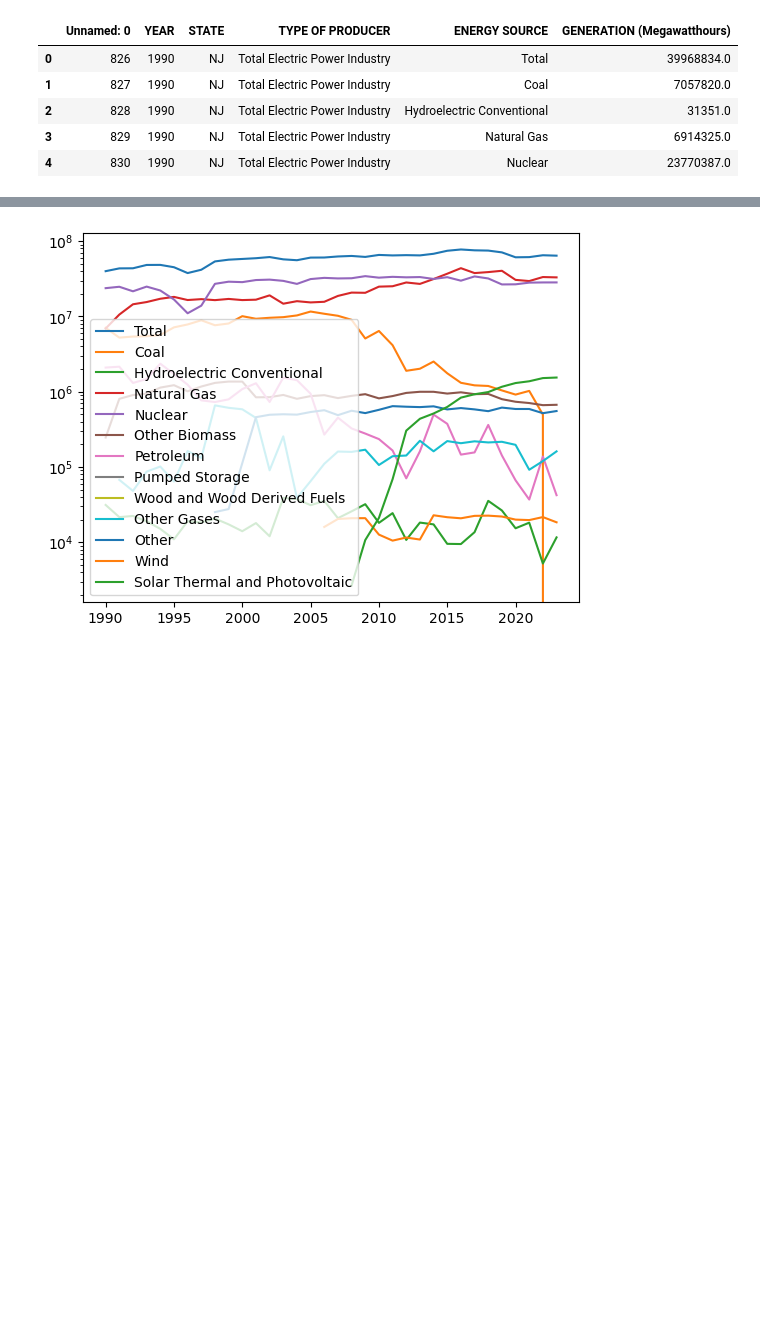
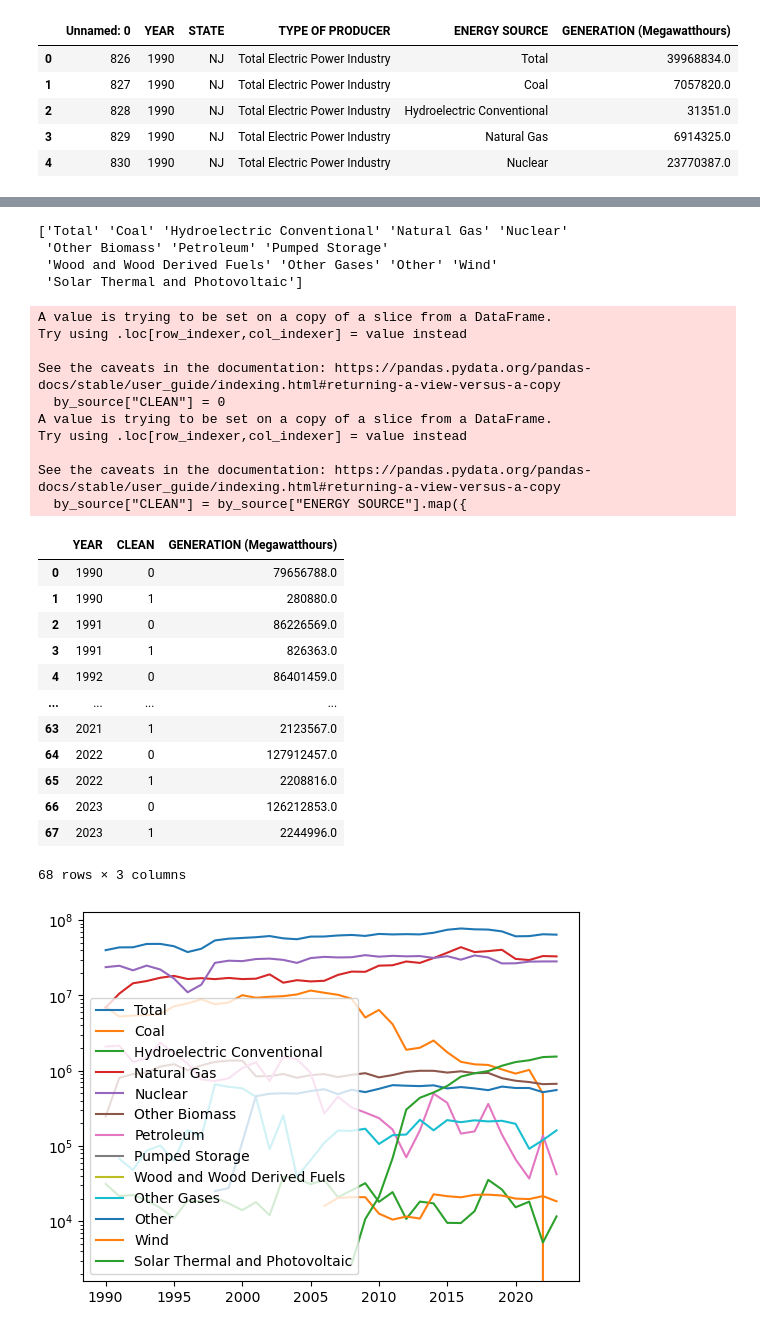
Before and after one commit to Rutgers-Economics-Labs/CleanEnergyFundingF24, a Jupyter notebook: model.ipynb, the cells around one changed output, grey strips where cells are left out. Drawn from its saved outputs; the diff is of its cells as text; code cells hidden in the pictures; blank space fills up the shorter version.

```diff
--- a/model.ipynb
+++ b/model.ipynb
@@ -40,3 +22,53 @@ by_source
+# %%
+by_source = df2[df2["TYPE OF PRODUCER"] == "Total Electric Power Industry"]
+print(by_source["ENERGY SOURCE"].unique())
+by_source["CLEAN"] = 0
+by_source["CLEAN"] = by_source["ENERGY SOURCE"].map({
+    "Total": 0,
+    "Coal": 0,
+    "Hydroelectric Conventional": 1,
+    "Natural Gas": 0,
+    "Nuclear": 0,
+    "Other Biomass": 1,
+    "Petroleum": 0,
+    "Pumped Storage": 0,
+    "Wood and Wood Derived Fuels": 1,
+    "Other Gases": 0,
+    "Other": 0,
+    "Wind": 1,
+    "Solar Thermal and Photovoltaic": 1
+})
+
+result = by_source.groupby(["YEAR", "CLEAN"])["GENERATION (Megawatthours)"].sum().reset_index()
+result
+# %% [output]
+['Total' 'Coal' 'Hydroelectric Conventional' 'Natural Gas' 'Nuclear'
+ 'Other Biomass' 'Petroleum' 'Pumped Storage'
+ 'Wood and Wood Derived Fuels' 'Other Gases' 'Other' 'Wind'
+ 'Solar Thermal and Photovoltaic']
+A value is trying to be set on a copy of a slice from a DataFrame.
+Try using .loc[row_indexer,col_indexer] = value instead
+
+See the caveats in the documentation: https://pandas.pydata.org/pandas-docs/stable/user_guide/indexing.html#returning-a-view-versus-a-copy
+  by_source["CLEAN"] = 0
+A value is trying to be set on a copy of a slice from a DataFrame.
+Try using .loc[row_indexer,col_indexer] = value instead
+
+See the caveats in the documentation: https://pandas.pydata.org/pandas-docs/stable/user_guide/indexing.html#returning-a-view-versus-a-copy
+  by_source["CLEAN"] = by_source["ENERGY SOURCE"].map({
+|  | YEAR | CLEAN | GENERATION (Megawatthours) |
+| 0 | 1990 | 0 | 79656788.0 |
+| 1 | 1990 | 1 | 280880.0 |
+| 2 | 1991 | 0 | 86226569.0 |
+| 3 | 1991 | 1 | 826363.0 |
+| 4 | 1992 | 0 | 86401459.0 |
+| ... | ... | ... | ... |
+| 63 | 2021 | 1 | 2123567.0 |
+| 64 | 2022 | 0 | 127912457.0 |
+| 65 | 2022 | 1 | 2208816.0 |
+| 66 | 2023 | 0 | 126212853.0 |
+| 67 | 2023 | 1 | 2244996.0 |
+68 rows × 3 columns
 # %%
 for source in by_source["ENERGY SOURCE"].unique():
     plt.plot(by_source[by_source["ENERGY SOURCE"] == source]["YEAR"], by_source[by_source["ENERGY SOURCE"] == source]["GENERATION (Megawatthours)"], label = source)
```
Also changed, not shown: parts of 6 cells of this notebook, 1 other file.
